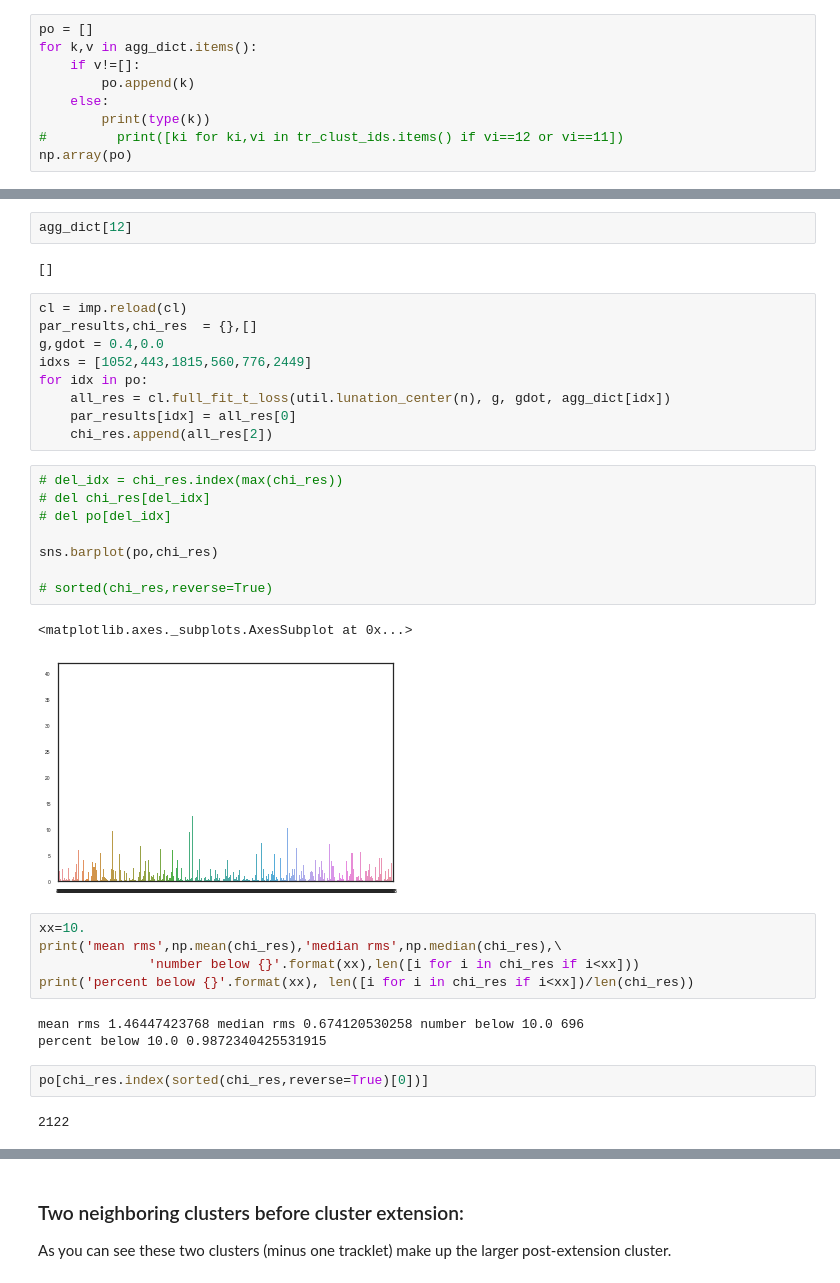
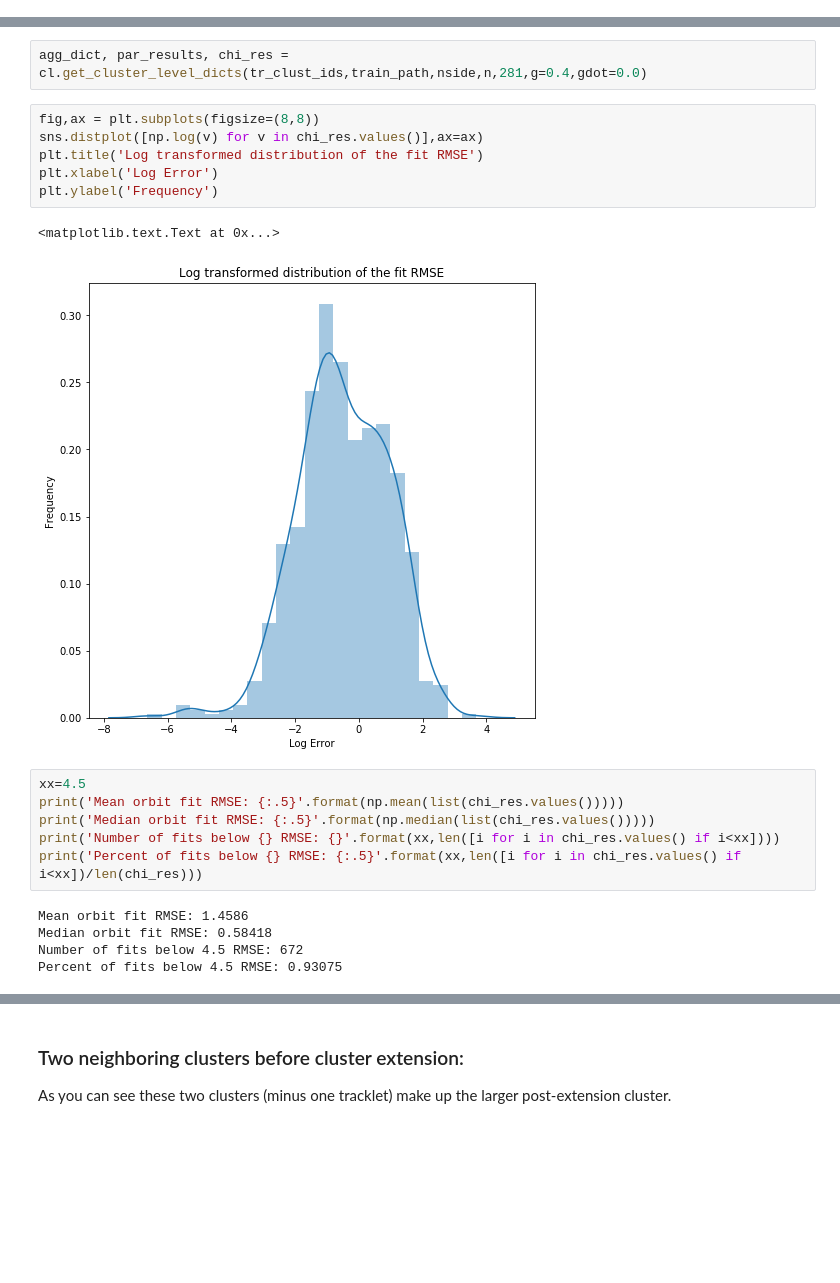
Before and after one commit to pblankley/itf_linking, a Jupyter notebook: linkitf/orbit_fitting.ipynb, the cells around one changed output, grey strips where cells are left out. Cells and saved outputs as stored; diff of their text form; blank space fills up the shorter version.

```diff
--- a/linkitf/orbit_fitting.ipynb
+++ b/linkitf/orbit_fitting.ipynb
@@ -72,9 +46,0 @@ False
-# %%
-po = []
-for k,v in agg_dict.items():
-    if v!=[]:
-        po.append(k)
-    else:
-        print(type(k))
-#         print([ki for ki,vi in tr_clust_ids.items() if vi==12 or vi==11])
-np.array(po)
@@ -181,36 +47,22 @@ a_obs = [ob for trkl in agg_dict[idx] for ob in trkl]
-# %%
-agg_dict[12]
-# %% [output]
-[]
-# %%
-cl = imp.reload(cl)
-par_results,chi_res  = {},[]
-g,gdot = 0.4,0.0
-idxs = [1052,443,1815,560,776,2449]
-for idx in po:
-    all_res = cl.full_fit_t_loss(util.lunation_center(n), g, gdot, agg_dict[idx])
-    par_results[idx] = all_res[0]
-    chi_res.append(all_res[2])
-# %%
-# del_idx = chi_res.index(max(chi_res))
-# del chi_res[del_idx]
-# del po[del_idx]
-
-sns.barplot(po,chi_res)
-
-# sorted(chi_res,reverse=True)
-# %% [output]
-<matplotlib.axes._subplots.AxesSubplot at 0x...>
-[figure, removed]
+# %%
+agg_dict, par_results, chi_res = cl.get_cluster_level_dicts(tr_clust_ids,train_path,nside,n,281,g=0.4,gdot=0.0)
+# %%
+fig,ax = plt.subplots(figsize=(8,8))
+sns.distplot([np.log(v) for v in chi_res.values()],ax=ax)
+plt.title('Log transformed distribution of the fit RMSE')
+plt.xlabel('Log Error')
+plt.ylabel('Frequency')
+# %% [output]
+<matplotlib.text.Text at 0x...>
+[figure, added]
 # %%
-xx=10.
-print('mean rms',np.mean(chi_res),'median rms',np.median(chi_res),\
-              'number below {}'.format(xx),len([i for i in chi_res if i<xx]))
-print('percent below {}'.format(xx), len([i for i in chi_res if i<xx])/len(chi_res))
+xx=4.5
+print('Mean orbit fit RMSE: {:.5}'.format(np.mean(list(chi_res.values()))))
+print('Median orbit fit RMSE: {:.5}'.format(np.median(list(chi_res.values()))))
+print('Number of fits below {} RMSE: {}'.format(xx,len([i for i in chi_res.values() if i<xx])))
+print('Percent of fits below {} RMSE: {:.5}'.format(xx,len([i for i in chi_res.values() if i<xx])/len(chi_res)))
 # %% [output]
-mean rms 1.46447423768 median rms 0.674120530258 number below 10.0 696
-percent below 10.0 0.9872340425531915
+Mean orbit fit RMSE: 1.4586
+Median orbit fit RMSE: 0.58418
+Number of fits below 4.5 RMSE: 672
+Percent of fits below 4.5 RMSE: 0.93075
-# %%
-po[chi_res.index(sorted(chi_res,reverse=True)[0])]
-# %% [output]
-2122
```
Also changed, not shown: parts of 117 cells of this notebook, 16 other files.
